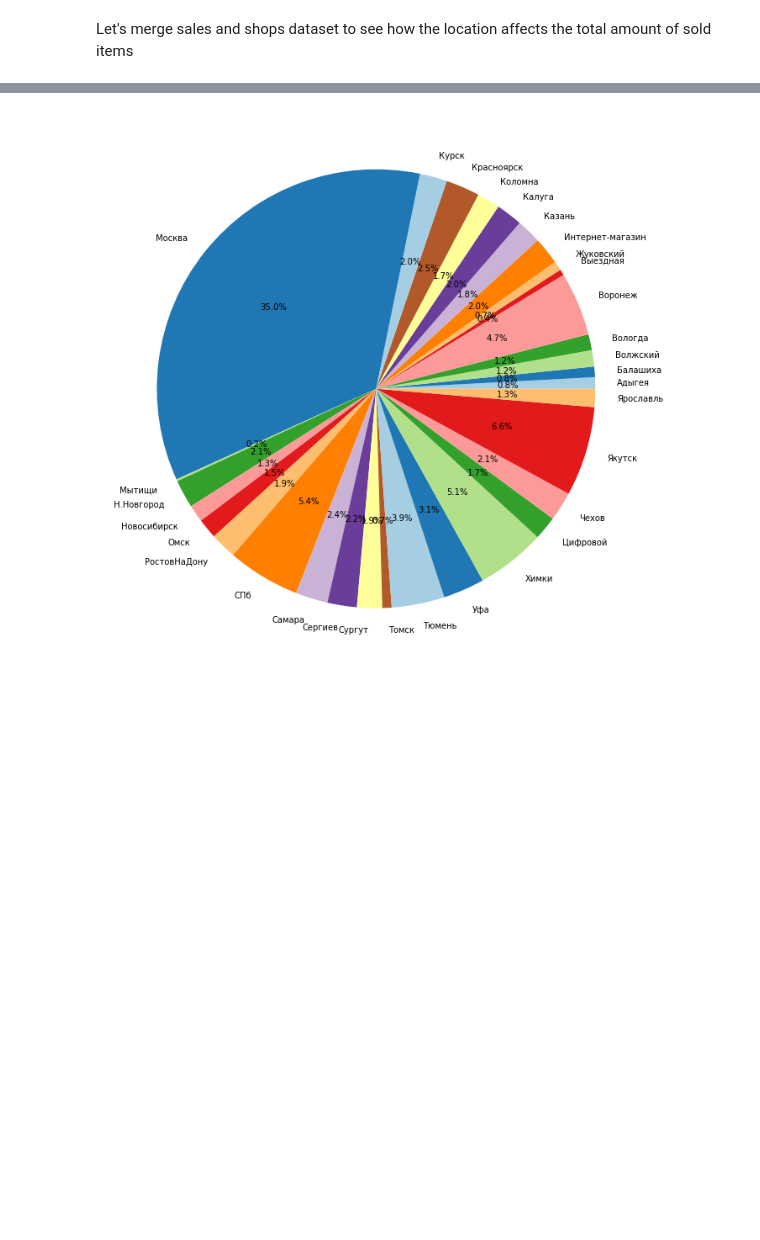
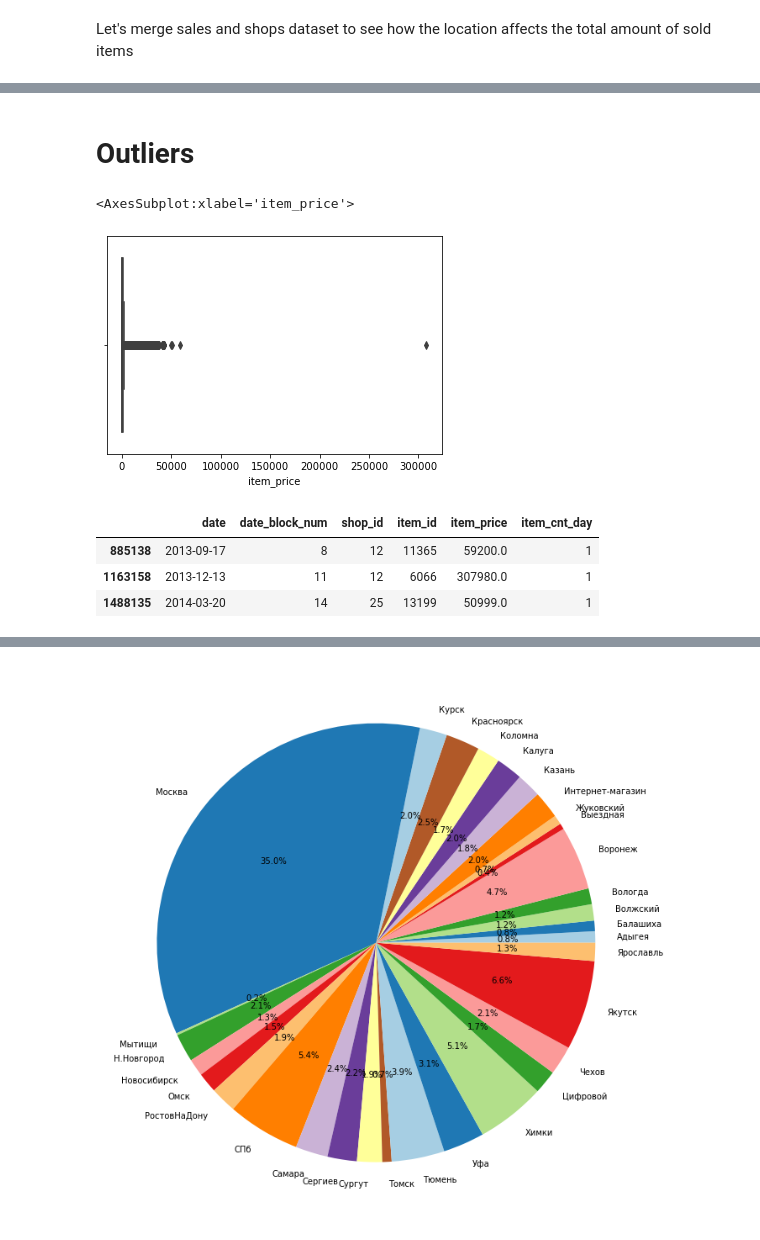
Before and after one commit to charlyrs/epam_mentorship, a Jupyter notebook: notebooks/EDA.ipynb, the cells around one changed output, grey strips where cells are left out. Drawn from its saved outputs; the diff is of its cells as text; code cells hidden in the pictures; blank space fills up the shorter version.

```diff
--- a/notebooks/EDA.ipynb
+++ b/notebooks/EDA.ipynb
@@ -594,0 +572,14 @@ sales_shop.sample(5)
+# %% [markdown]
+# Outliers
+# %%
+sns.boxplot(sales.item_price)
+# %% [output]
+<AxesSubplot:xlabel='item_price'>
+[figure, added]
+# %%
+sales[sales.item_price >= 50000]
+# %% [output]
+|  | date | date_block_num | shop_id | item_id | item_price | item_cnt_day |
+| 885138 | 2013-09-17 | 8 | 12 | 11365 | 59200.0 | 1 |
+| 1163158 | 2013-12-13 | 11 | 12 | 6066 | 307980.0 | 1 |
+| 1488135 | 2014-03-20 | 14 | 25 | 13199 | 50999.0 | 1 |
```
Also changed, not shown: parts of 101 cells of this notebook.
